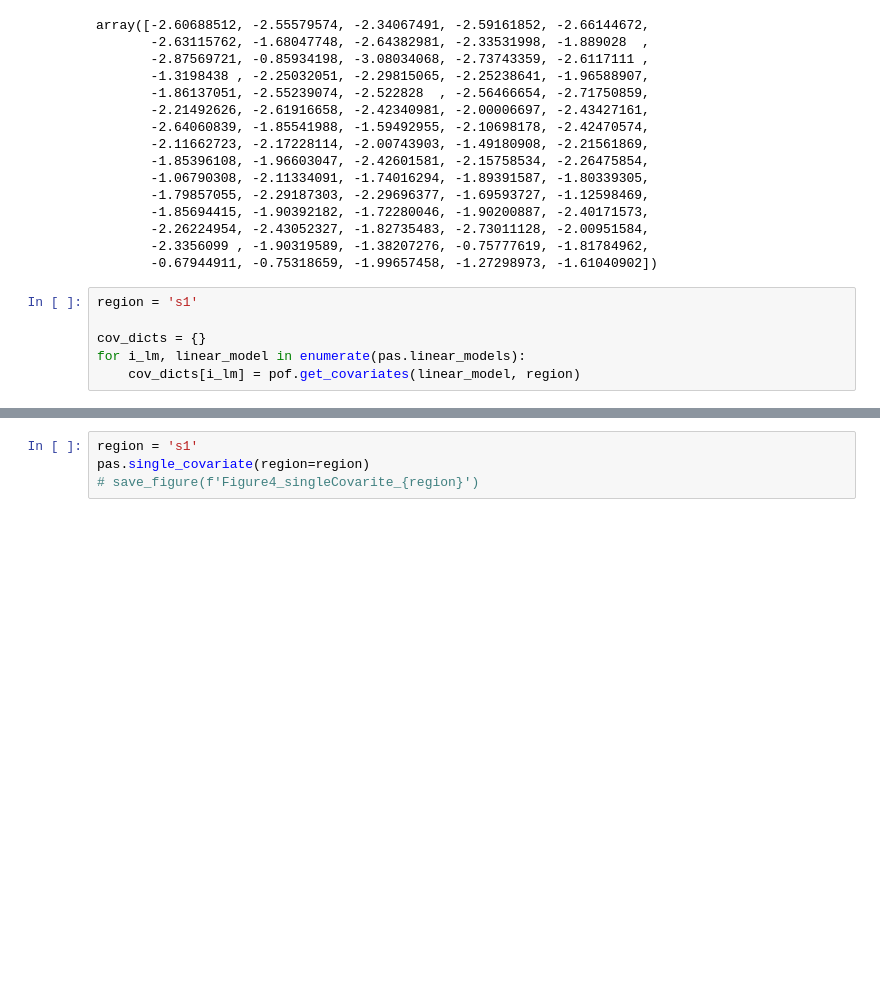
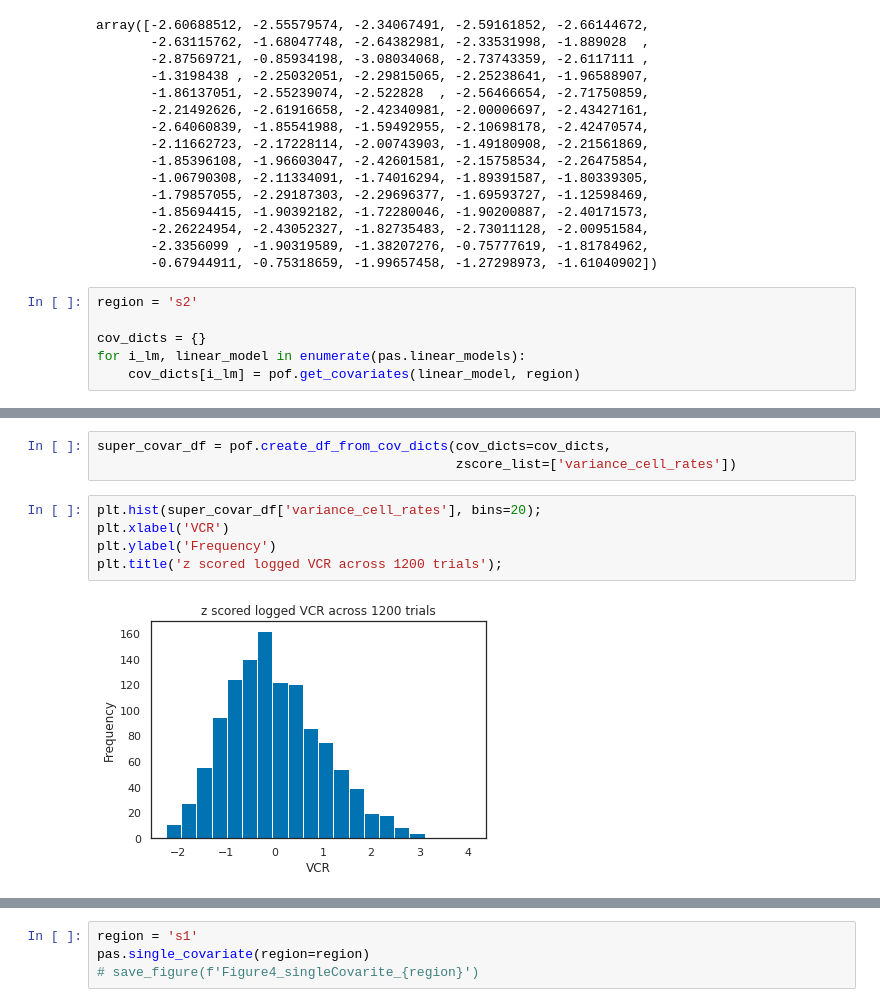
Before and after one commit to Packer-Lab/popping-off, a Jupyter notebook: notebooks/Paper Figures/Figure4.ipynb, the cells around one changed output, grey strips where cells are left out. Drawn from its saved outputs; the diff is of its cells as text; blank space fills up the shorter version.

```diff
--- a/notebooks/Paper Figures/Figure4.ipynb
+++ b/notebooks/Paper Figures/Figure4.ipynb
@@ -127,7 +127,7 @@ array([-2.60688512, -2.55579574, -2.34067491, -2.59161852, -2.66144672,
        -2.3356099 , -1.90319589, -1.38207276, -0.75777619, -1.81784962,
        -0.67944911, -0.75318659, -1.99657458, -1.27298973, -1.61040902])
 # %%
-region = 's1'
+region = 's2'
 
 cov_dicts = {}
 for i_lm, linear_model in enumerate(pas.linear_models):
@@ -171,0 +144,10 @@ interactive(children=(IntSlider(value=220, description='h_neg', max=359), IntSli
+# %%
+super_covar_df = pof.create_df_from_cov_dicts(cov_dicts=cov_dicts,
+                                              zscore_list=['variance_cell_rates'])
+# %%
+plt.hist(super_covar_df['variance_cell_rates'], bins=20);
+plt.xlabel('VCR')
+plt.ylabel('Frequency')
+plt.title('z scored logged VCR across 1200 trials');
+# %% [output]
+[figure, added]
```
Also changed, not shown: parts of 11 cells of this notebook, 3 other files.
